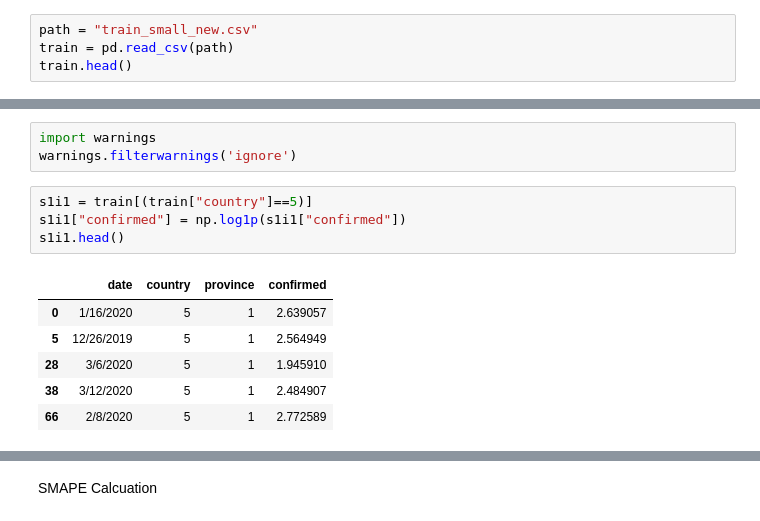
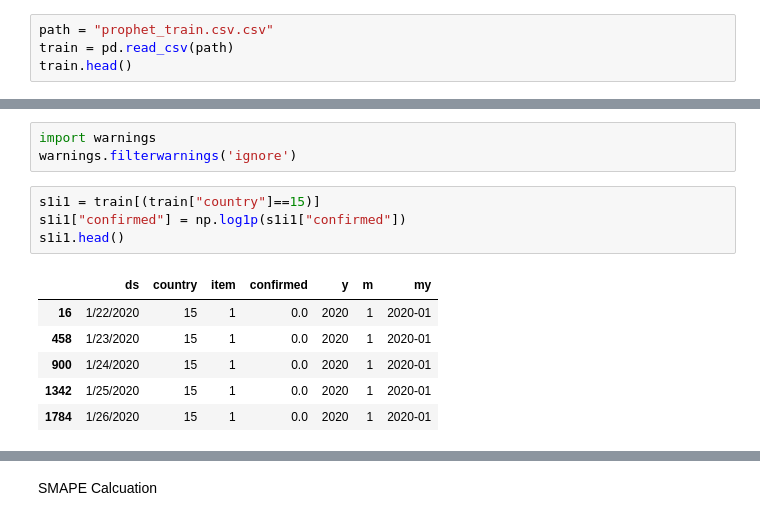
Before and after one commit to kasthuribai/covid, a Jupyter notebook: prophet/Covid19-Using Prophet.ipynb, the cells around one changed output, grey strips where cells are left out. Drawn from its saved outputs; the diff is of its cells as text.

```diff
--- a/prophet/Covid19-Using Prophet.ipynb
+++ b/prophet/Covid19-Using Prophet.ipynb
@@ -8,7 +42,7 @@ import seaborn as sns
 from fbprophet import Prophet
 plt.style.use('ggplot')
 # %%
-path = "train_small_new.csv"
+path = "prophet_train.csv.csv"
 train = pd.read_csv(path)
 train.head()
 # %% [output]
@@ -103,16 +138,16 @@ g = sns.relplot(y="confirmed", x="year", data=mean, kind="line", hue="country")
 import warnings
 warnings.filterwarnings('ignore')
 # %%
-s1i1 = train[(train["country"]==5)]
+s1i1 = train[(train["country"]==15)]
 s1i1["confirmed"] = np.log1p(s1i1["confirmed"])
 s1i1.head()
 # %% [output]
-|  | date | country | province | confirmed |
-| 0 | 1/16/2020 | 5 | 1 | 2.639057 |
-| 5 | 12/26/2019 | 5 | 1 | 2.564949 |
-| 28 | 3/6/2020 | 5 | 1 | 1.945910 |
-| 38 | 3/12/2020 | 5 | 1 | 2.484907 |
-| 66 | 2/8/2020 | 5 | 1 | 2.772589 |
+|  | ds | country | item | confirmed | y | m | my |
+| 16 | 1/22/2020 | 15 | 1 | 0.0 | 2020 | 1 | 2020-01 |
+| 458 | 1/23/2020 | 15 | 1 | 0.0 | 2020 | 1 | 2020-01 |
+| 900 | 1/24/2020 | 15 | 1 | 0.0 | 2020 | 1 | 2020-01 |
+| 1342 | 1/25/2020 | 15 | 1 | 0.0 | 2020 | 1 | 2020-01 |
+| 1784 | 1/26/2020 | 15 | 1 | 0.0 | 2020 | 1 | 2020-01 |
 # %%
 stats = s1i1[["date", "confirmed"]]
 stats.columns = ["ds", "y"]
```
Also changed, not shown: parts of 20 cells of this notebook.
